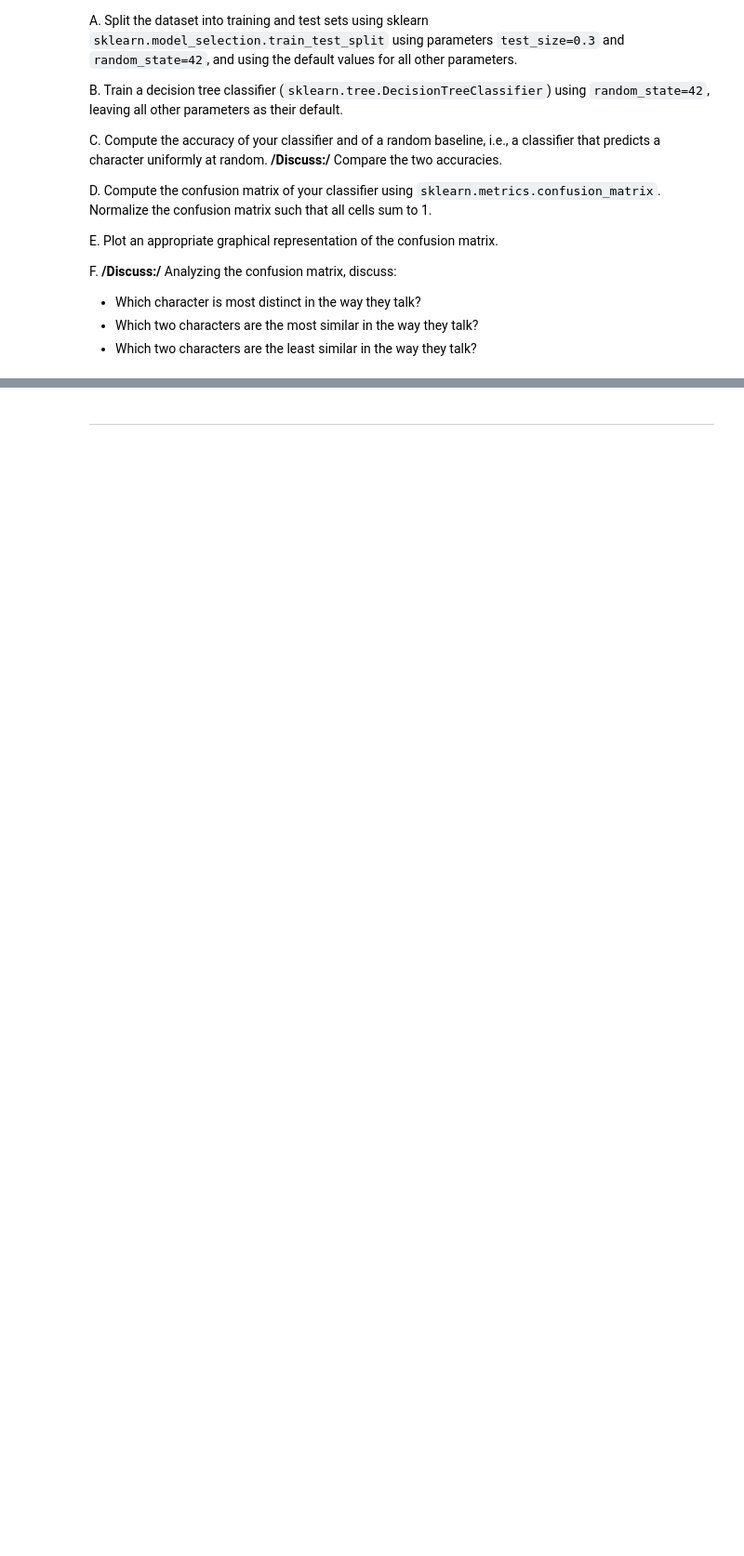
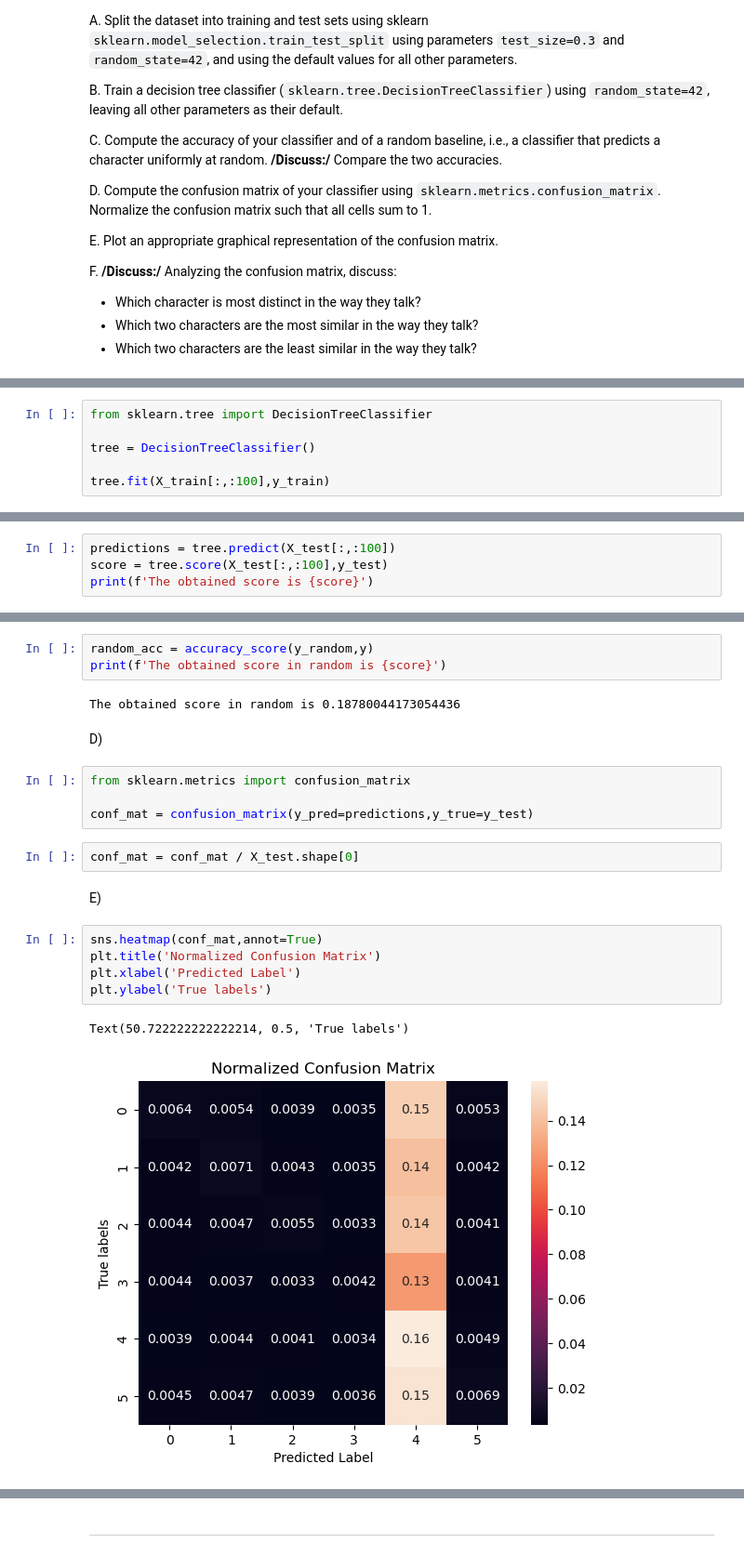
Before and after one commit to roduit/2023, a Jupyter notebook: Exam/325140.ipynb, the cells around one changed output, grey strips where cells are left out. Shown at 93% size. Drawn from its saved outputs; the diff is of its cells as text; blank space fills up the shorter version.

```diff
--- a/Exam/325140.ipynb
+++ b/Exam/325140.ipynb
@@ -531,0 +574,6 @@ F. **/Discuss:/** Analyzing the confusion matrix, discuss:
+# %%
+from sklearn.tree import DecisionTreeClassifier
+
+tree = DecisionTreeClassifier()
+
+tree.fit(X_train[:,:100],y_train)
@@ -531,0 +584,4 @@ F. **/Discuss:/** Analyzing the confusion matrix, discuss:
+# %%
+predictions = tree.predict(X_test[:,:100])
+score = tree.score(X_test[:,:100],y_test)
+print(f'The obtained score is {score}')
@@ -532,3 +594,26 @@ F. **/Discuss:/** Analyzing the confusion matrix, discuss:
+# %%
+random_acc = accuracy_score(y_random,y)
+print(f'The obtained score in random is {score}')
+# %% [output]
+The obtained score in random is 0.18780044173054436
+# %% [markdown]
+D)
+# %%
+from sklearn.metrics import confusion_matrix
+
+conf_mat = confusion_matrix(y_pred=predictions,y_true=y_test)
+# %%
+conf_mat = conf_mat / X_test.shape[0]
+# %% [markdown]
+E)
+# %%
+sns.heatmap(conf_mat,annot=True)
+plt.title('Normalized Confusion Matrix')
+plt.xlabel('Predicted Label')
+plt.ylabel('True labels')
+# %% [output]
+Text(50.722222222222214, 0.5, 'True labels')
+[figure, added]
 # %% [markdown]
 ---
 
```
Also changed, not shown: parts of 19 cells of this notebook.
